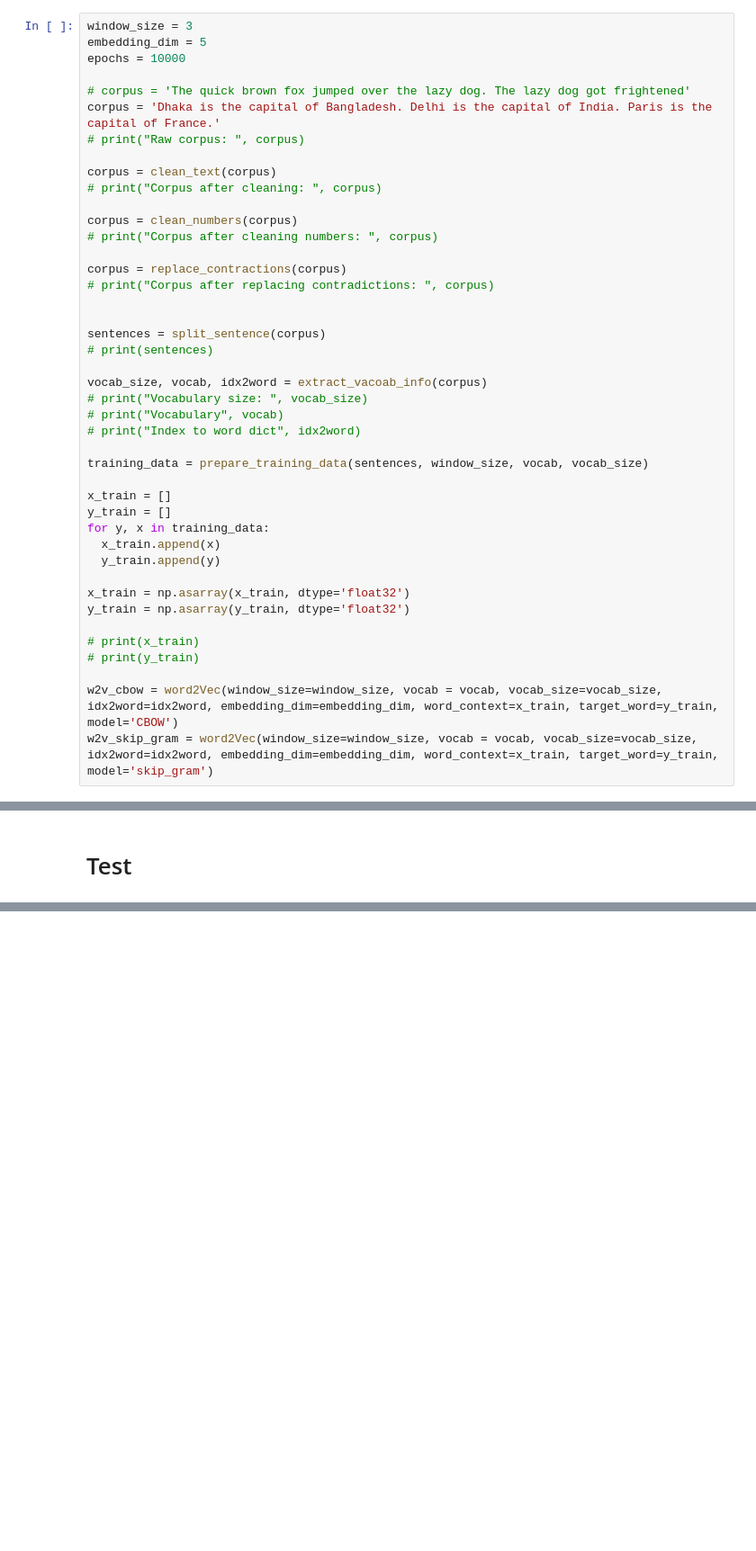
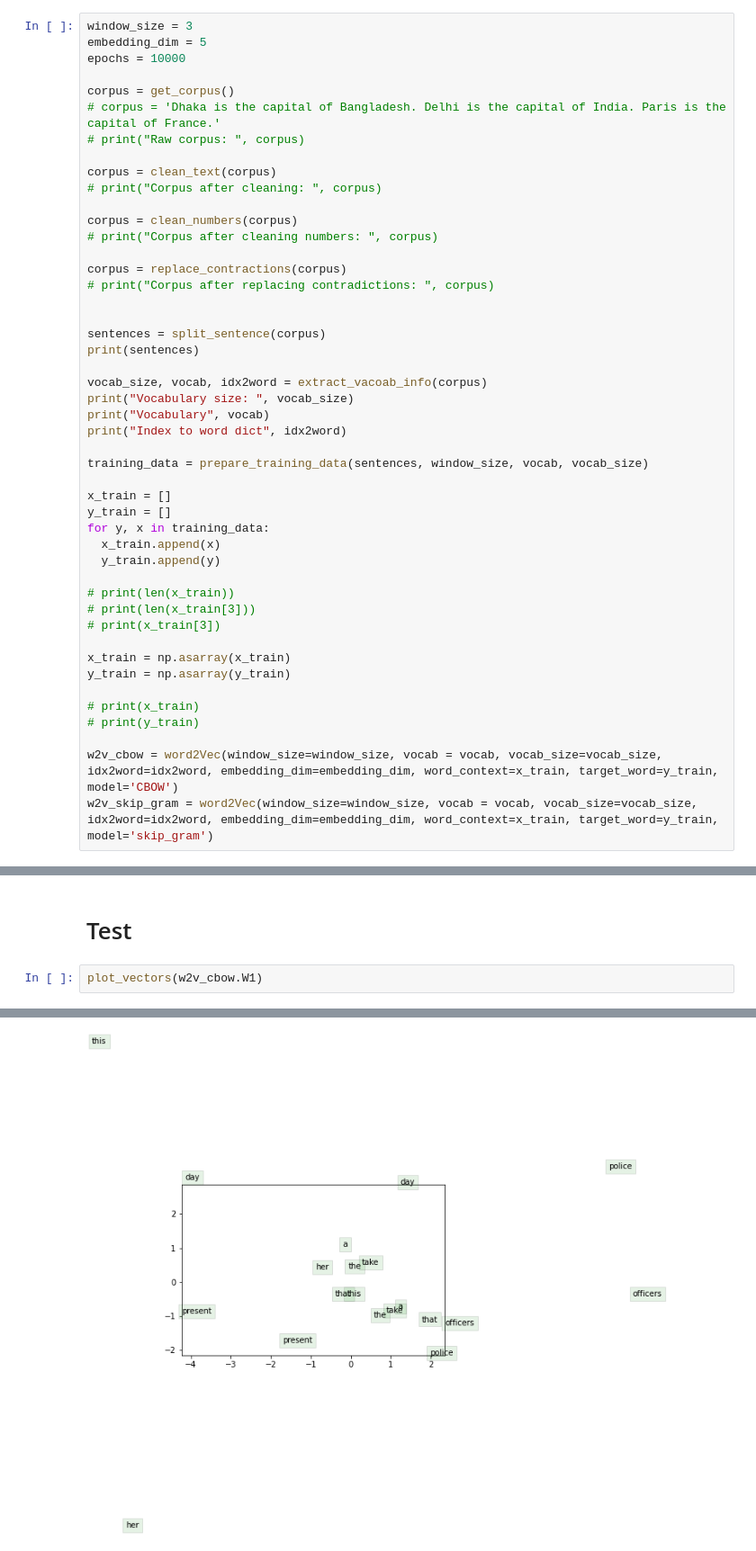
Before and after one commit to grtushar/word2vec, a Jupyter notebook: word2vec.ipynb, the cells around one changed output, grey strips where cells are left out. Shown at 90% size. Saved outputs shown, nothing was run; the diff lists cells and outputs as text; blank space fills up the shorter version.

Commit message:
Use wikipedia corpus to train

```diff
--- a/word2vec.ipynb
+++ b/word2vec.ipynb
@@ -284,8 +362,8 @@ window_size = 3
 embedding_dim = 5
 epochs = 10000
 
-# corpus = 'The quick brown fox jumped over the lazy dog. The lazy dog got frightened'
-corpus = 'Dhaka is the capital of Bangladesh. Delhi is the capital of India. Paris is the capital of France.'
+corpus = get_corpus()
+# corpus = 'Dhaka is the capital of Bangladesh. Delhi is the capital of India. Paris is the capital of France.'
 # print("Raw corpus: ", corpus)
 
 corpus = clean_text(corpus)
@@ -299,12 +377,12 @@ corpus = replace_contractions(corpus)
 
 
 sentences = split_sentence(corpus)
-# print(sentences)
+print(sentences)
 
 vocab_size, vocab, idx2word = extract_vacoab_info(corpus)
-# print("Vocabulary size: ", vocab_size)
-# print("Vocabulary", vocab)
-# print("Index to word dict", idx2word)
+print("Vocabulary size: ", vocab_size)
+print("Vocabulary", vocab)
+print("Index to word dict", idx2word)
 
 training_data = prepare_training_data(sentences, window_size, vocab, vocab_size)
 
@@ -314,8 +392,12 @@ for y, x in training_data:
   x_train.append(x)
   y_train.append(y)
 
-x_train = np.asarray(x_train, dtype='float32')
-y_train = np.asarray(y_train, dtype='float32')
+# print(len(x_train))
+# print(len(x_train[3]))
+# print(x_train[3])
+
+x_train = np.asarray(x_train)
+y_train = np.asarray(y_train)
 
 # print(x_train)
 # print(y_train)
@@ -374,2 +462,5 @@ Skip-Gram training time:  8.136877372999999
 # %% [markdown]
 # Test
+# %%
+plot_vectors(w2v_cbow.W1)
+# %% [output]
@@ -375,0 +469 @@ Skip-Gram training time:  8.136877372999999
+[figure, added]
```
Also changed, not shown: parts of 9 cells of this notebook.
